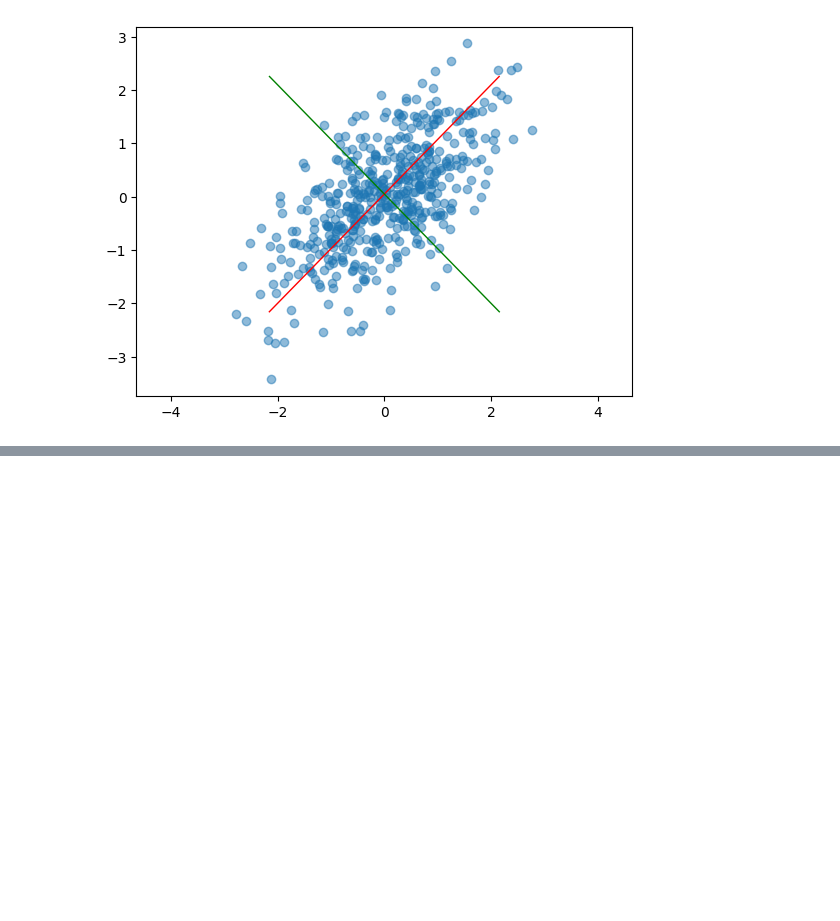
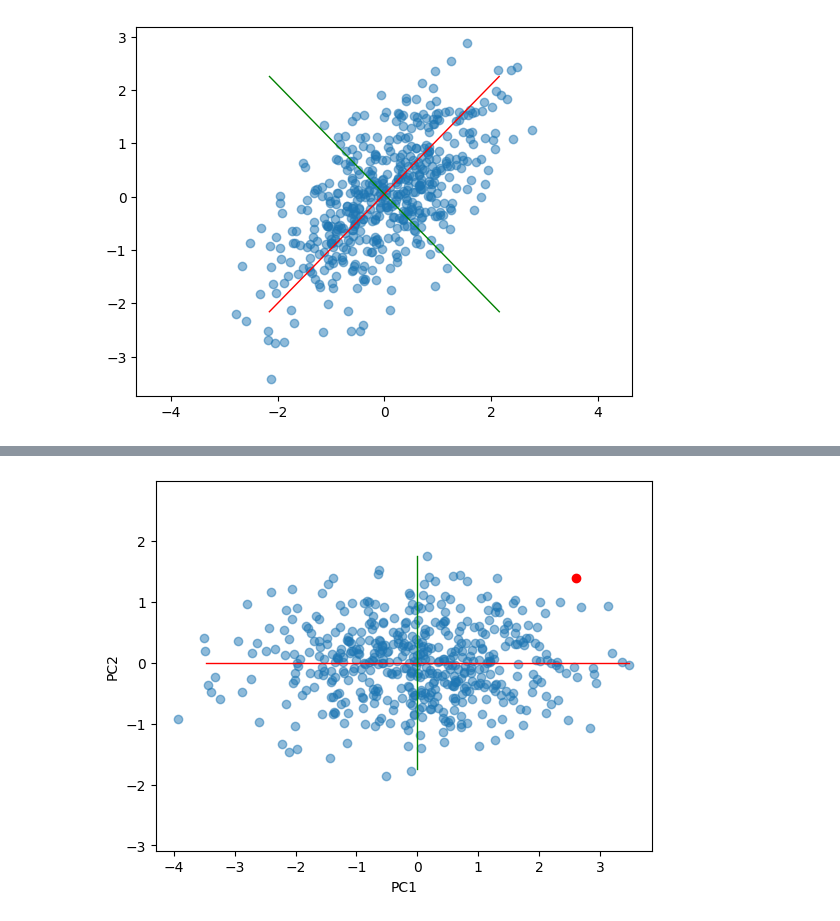
Before and after one commit to vincenzorrei/EDU-PCA, a Jupyter notebook: main.ipynb, the cells around one changed output, grey strips where cells are left out. Cells and saved outputs as stored; diff of their text form; code cells hidden in the pictures; blank space fills up the shorter version.

```diff
--- a/main.ipynb
+++ b/main.ipynb
@@ -78,0 +79,16 @@ plt.show()
+# %%
+# create and plot one new data point
+new_data = np.array([[2, 4]])
+new_data_standardized = scaler.transform(new_data)
+new_data_rotated = np.dot(new_data_standardized, pca.components_.T)
+ #plot it
+plt.scatter(data_rotated[:,0], data_rotated[:,1], alpha=0.5)
+plt.axis('equal')
+plt.plot(new_data_rotated[0,0], new_data_rotated[0,1], 'or')
+plt.plot([-max_x, max_x], [0, 0], color='red', lw=1)
+plt.plot([0, 0], [-max_y, max_y], color='green', lw=1)
+plt.xlabel('PC1')
+plt.ylabel('PC2')
+plt.show()
+# %% [output]
+[figure, added]
```
Also changed, not shown: parts of 6 cells of this notebook.
